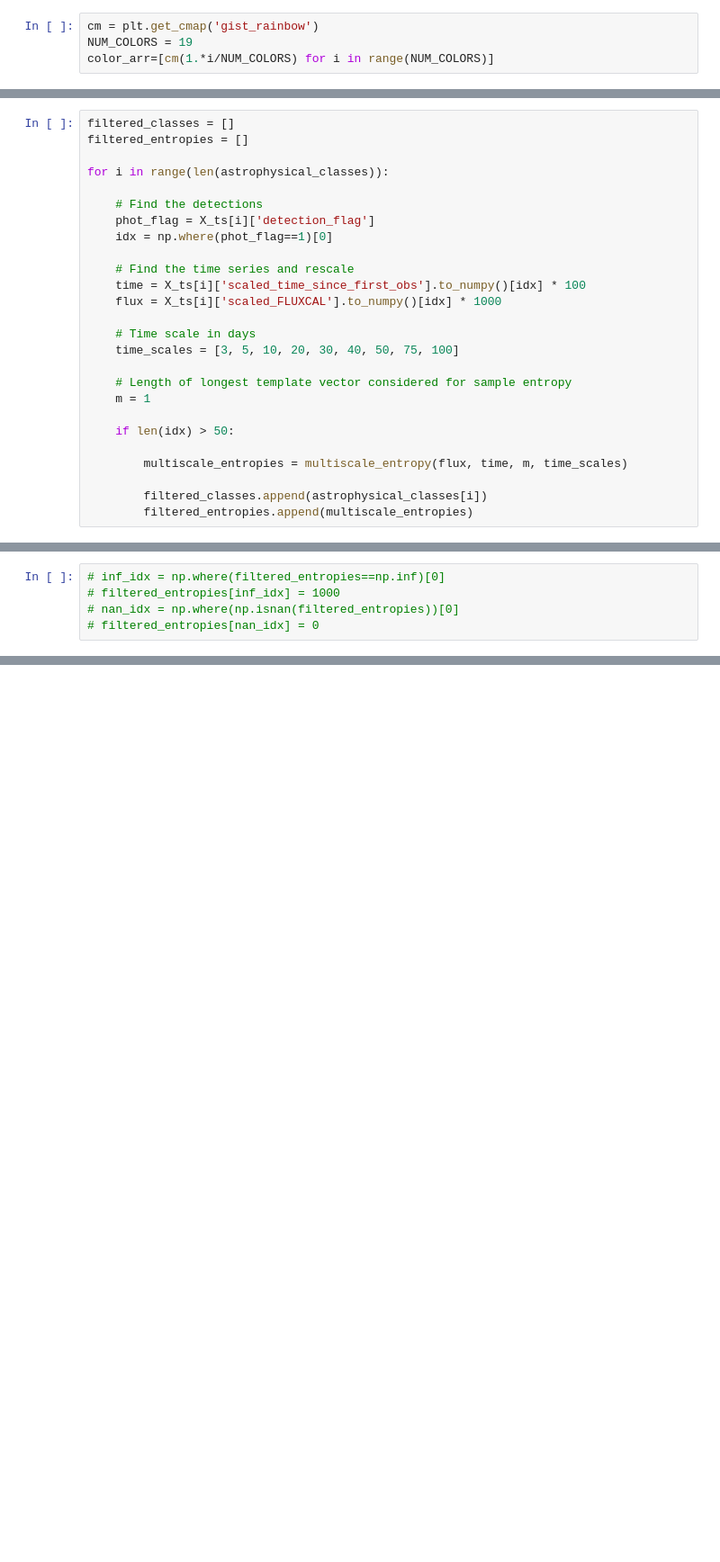
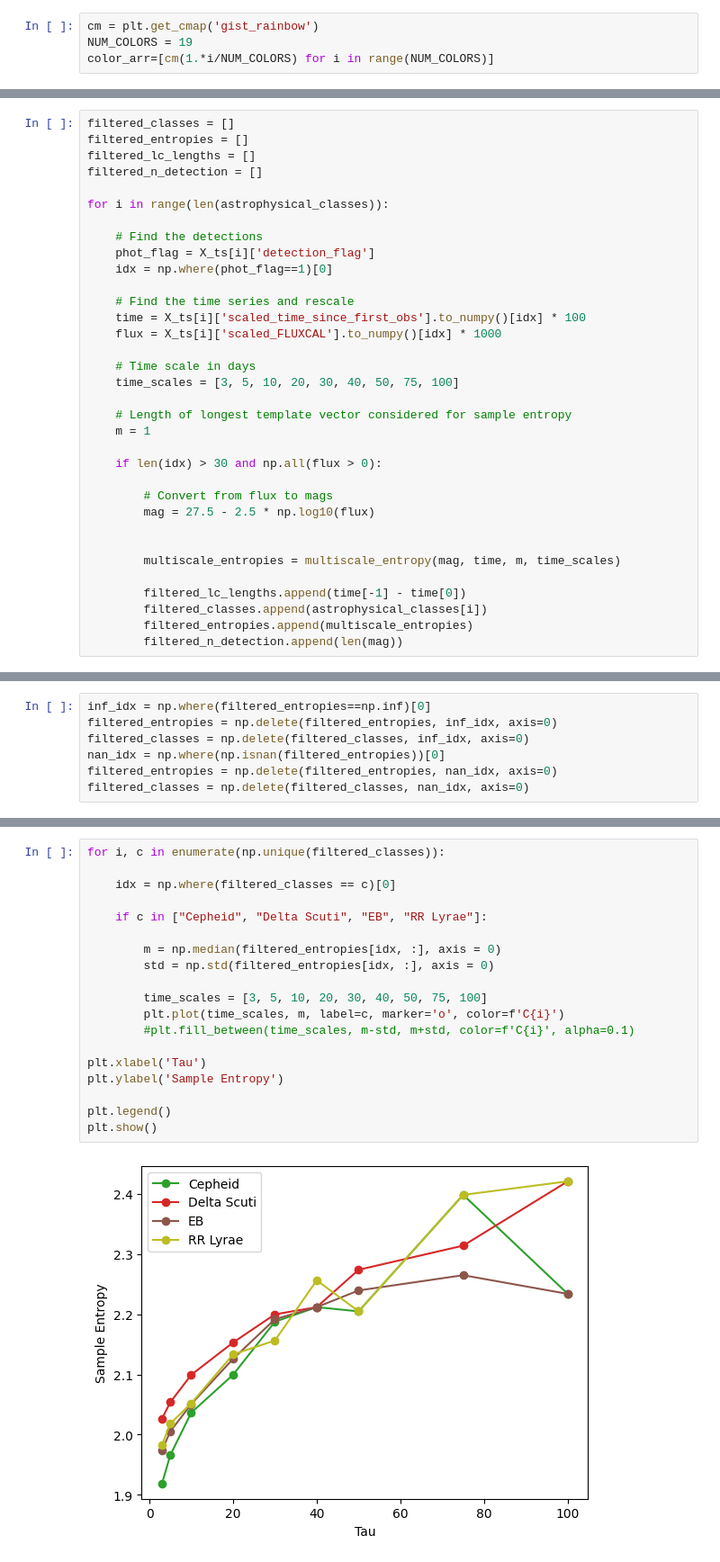
Before and after one commit to dev-ved30/Multi-Scale-Entropy, a Jupyter notebook: Experiments-Interpolation.ipynb, the cells around one changed output, grey strips where cells are left out. Shown at 90% size. Drawn from its saved outputs; the diff is of its cells as text; blank space fills up the shorter version.

```diff
--- a/Experiments-Interpolation.ipynb
+++ b/Experiments-Interpolation.ipynb
@@ -116,6 +116,8 @@ def multiscale_entropy(flux, time, m, time_scales, tolerance=None):
 # %%
 filtered_classes = []
 filtered_entropies = []
+filtered_lc_lengths = []
+filtered_n_detection = []
 
 for i in range(len(astrophysical_classes)):
 
@@ -133,12 +135,18 @@ for i in range(len(astrophysical_classes)):
     # Length of longest template vector considered for sample entropy
     m = 1
 
-    if len(idx) > 50:
+    if len(idx) > 30 and np.all(flux > 0):
 
-        multiscale_entropies = multiscale_entropy(flux, time, m, time_scales)
+        # Convert from flux to mags
+        mag = 27.5 - 2.5 * np.log10(flux)
 
+
+        multiscale_entropies = multiscale_entropy(mag, time, m, time_scales)
+
+        filtered_lc_lengths.append(time[-1] - time[0])
         filtered_classes.append(astrophysical_classes[i])
         filtered_entropies.append(multiscale_entropies)
+        filtered_n_detection.append(len(mag))
 # %%
 filtered_entropies = np.array(filtered_entropies)
 filtered_classes = np.array(filtered_classes)
@@ -165,5 +177,7 @@ filtered_entropies.shape
 # %%
-# inf_idx = np.where(filtered_entropies==np.inf)[0]
-# filtered_entropies[inf_idx] = 1000
-# nan_idx = np.where(np.isnan(filtered_entropies))[0]
-# filtered_entropies[nan_idx] = 0
+inf_idx = np.where(filtered_entropies==np.inf)[0]
+filtered_entropies = np.delete(filtered_entropies, inf_idx, axis=0)
+filtered_classes = np.delete(filtered_classes, inf_idx, axis=0)
+nan_idx = np.where(np.isnan(filtered_entropies))[0]
+filtered_entropies = np.delete(filtered_entropies, nan_idx, axis=0)
+filtered_classes = np.delete(filtered_classes, nan_idx, axis=0)
@@ -174,0 +191,21 @@ filtered_classes = np.delete(filtered_classes, nan_idx, axis=0)
+# %%
+for i, c in enumerate(np.unique(filtered_classes)):
+
+    idx = np.where(filtered_classes == c)[0]
+
+    if c in ["Cepheid", "Delta Scuti", "EB", "RR Lyrae"]:
+
+        m = np.median(filtered_entropies[idx, :], axis = 0)
+        std = np.std(filtered_entropies[idx, :], axis = 0)
+
+        time_scales = [3, 5, 10, 20, 30, 40, 50, 75, 100]
+        plt.plot(time_scales, m, label=c, marker='o', color=f'C{i}')
+        #plt.fill_between(time_scales, m-std, m+std, color=f'C{i}', alpha=0.1)
+
+plt.xlabel('Tau')
+plt.ylabel('Sample Entropy')
+
+plt.legend()
+plt.show()
+# %% [output]
+[figure, added]
```
Also changed, not shown: parts of 15 cells of this notebook.
